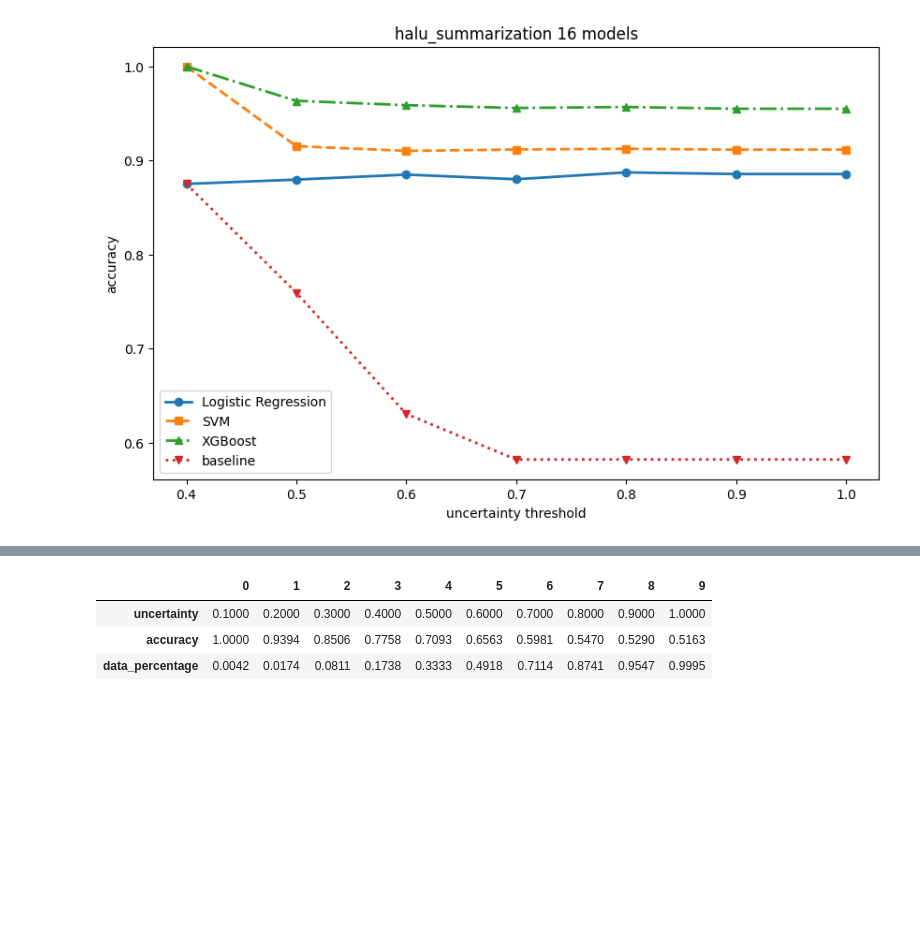
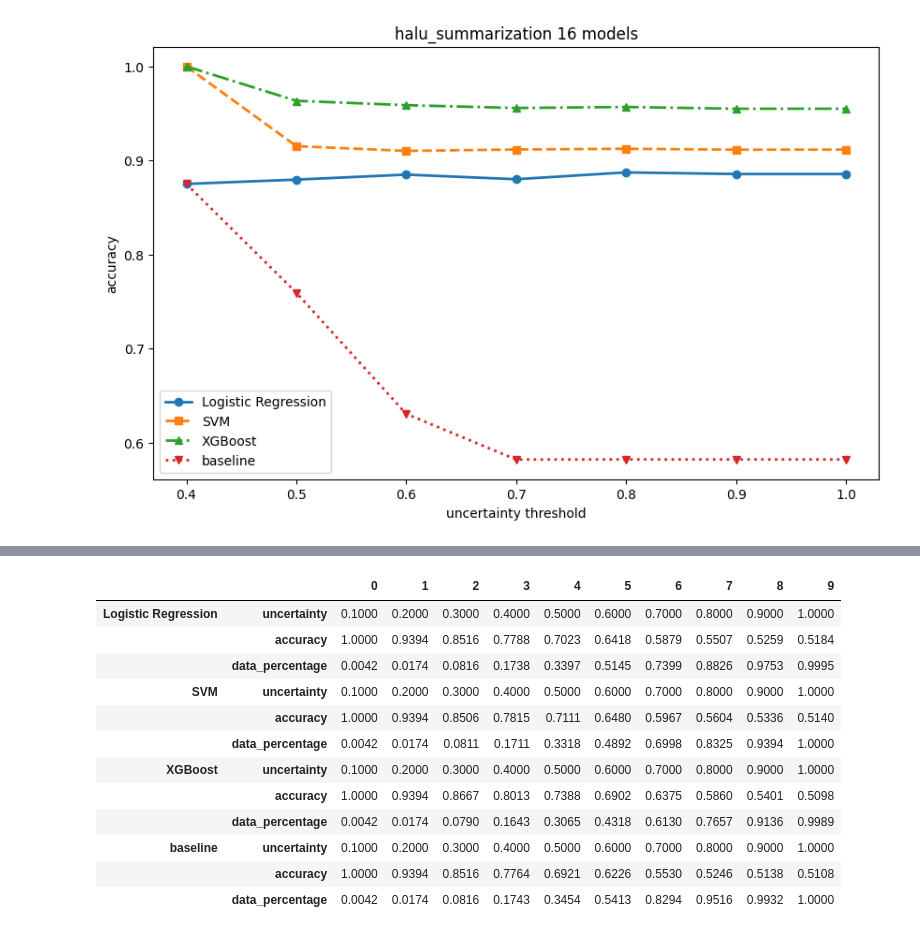
Before and after one commit to newyuser/LLM-uncertainty-qualification, a Jupyter notebook: code/combination_logits_token_w.ipynb, the cells around one changed output, grey strips where cells are left out. Drawn from its saved outputs; the diff is of its cells as text; code cells hidden in the pictures; blank space fills up the shorter version.

```diff
--- a/code/combination_logits_token_w.ipynb
+++ b/code/combination_logits_token_w.ipynb
@@ -319,8 +555,23 @@ for key in result_t.keys():
-# %%
-pd.DataFrame(np.round(result_t['SVM'].T, 4),index=['uncertainty','accuracy','data_percentage'])
-# %% [output]
-|  | 0 | 1 | 2 | 3 | 4 | 5 | 6 | 7 | 8 | 9 |
-| uncertainty | 0.1000 | 0.2000 | 0.3000 | 0.4000 | 0.5000 | 0.6000 | 0.7000 | 0.8000 | 0.9000 | 1.0000 |
-| accuracy | 1.0000 | 0.9394 | 0.8506 | 0.7758 | 0.7093 | 0.6563 | 0.5981 | 0.5470 | 0.5290 | 0.5163 |
-| data_percentage | 0.0042 | 0.0174 | 0.0811 | 0.1738 | 0.3333 | 0.4918 | 0.7114 | 0.8741 | 0.9547 | 0.9995 |
+# %%
+frames = []
+for method in result_t.keys():
+    df = pd.DataFrame(np.round(result_t[method].T, 4), index=['uncertainty', 'accuracy', 'data_percentage'])
+    df.index = pd.MultiIndex.from_product([[method], df.index])  # 添加母列，设置多级索引
+    frames.append(df)
+final_df = pd.concat(frames)
+final_df
+# %% [output]
+|  |  | 0 | 1 | 2 | 3 | 4 | 5 | 6 | 7 | 8 | 9 |
+| Logistic Regression | uncertainty | 0.1000 | 0.2000 | 0.3000 | 0.4000 | 0.5000 | 0.6000 | 0.7000 | 0.8000 | 0.9000 | 1.0000 |
+|  | accuracy | 1.0000 | 0.9394 | 0.8516 | 0.7788 | 0.7023 | 0.6418 | 0.5879 | 0.5507 | 0.5259 | 0.5184 |
+|  | data_percentage | 0.0042 | 0.0174 | 0.0816 | 0.1738 | 0.3397 | 0.5145 | 0.7399 | 0.8826 | 0.9753 | 0.9995 |
+| SVM | uncertainty | 0.1000 | 0.2000 | 0.3000 | 0.4000 | 0.5000 | 0.6000 | 0.7000 | 0.8000 | 0.9000 | 1.0000 |
+|  | accuracy | 1.0000 | 0.9394 | 0.8506 | 0.7815 | 0.7111 | 0.6480 | 0.5967 | 0.5604 | 0.5336 | 0.5140 |
+|  | data_percentage | 0.0042 | 0.0174 | 0.0811 | 0.1711 | 0.3318 | 0.4892 | 0.6998 | 0.8325 | 0.9394 | 1.0000 |
+| XGBoost | uncertainty | 0.1000 | 0.2000 | 0.3000 | 0.4000 | 0.5000 | 0.6000 | 0.7000 | 0.8000 | 0.9000 | 1.0000 |
+|  | accuracy | 1.0000 | 0.9394 | 0.8667 | 0.8013 | 0.7388 | 0.6902 | 0.6375 | 0.5860 | 0.5401 | 0.5098 |
+|  | data_percentage | 0.0042 | 0.0174 | 0.0790 | 0.1643 | 0.3065 | 0.4318 | 0.6130 | 0.7657 | 0.9136 | 0.9989 |
+| baseline | uncertainty | 0.1000 | 0.2000 | 0.3000 | 0.4000 | 0.5000 | 0.6000 | 0.7000 | 0.8000 | 0.9000 | 1.0000 |
+|  | accuracy | 1.0000 | 0.9394 | 0.8516 | 0.7764 | 0.6921 | 0.6226 | 0.5530 | 0.5246 | 0.5138 | 0.5108 |
+|  | data_percentage | 0.0042 | 0.0174 | 0.0816 | 0.1743 | 0.3454 | 0.5413 | 0.8294 | 0.9516 | 0.9932 | 1.0000 |
 # %%
```
Also changed, not shown: parts of 26 cells of this notebook, 22 other files.
